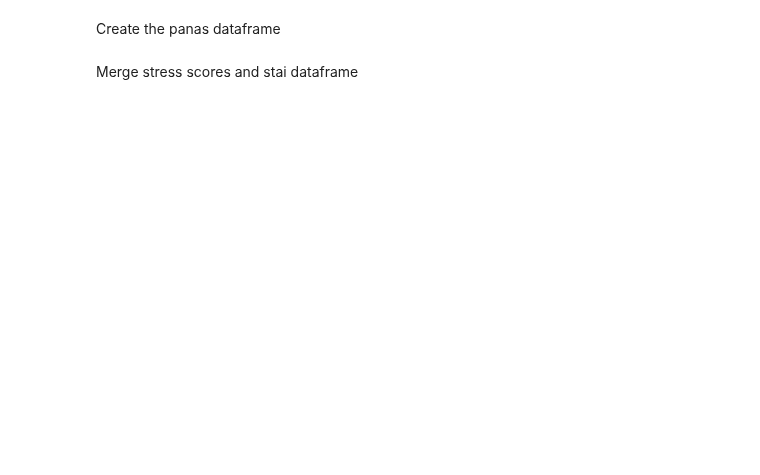
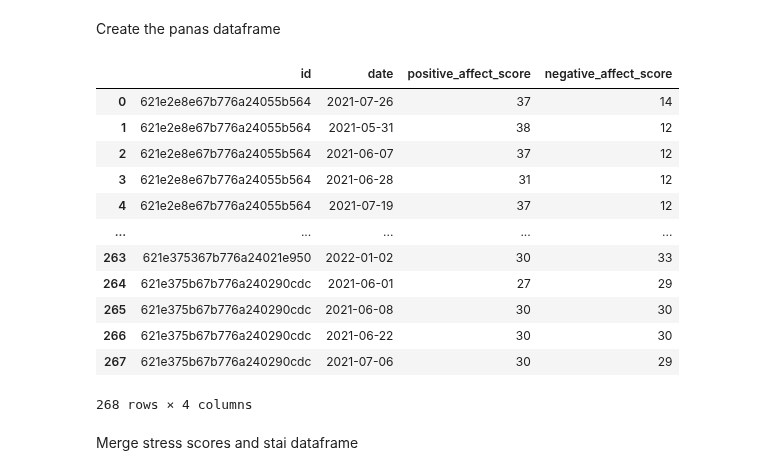
Before and after one commit to kcristinaa/RAIS-miniproject, a Jupyter notebook: stress-surveys_correlations.ipynb, the cells around one changed output. Saved outputs shown, nothing was run; the diff lists cells and outputs as text; code cells hidden in the pictures; blank space fills up the shorter version.

```diff
--- a/stress-surveys_correlations.ipynb
+++ b/stress-surveys_correlations.ipynb
@@ -119,12 +147,26 @@ stai_df
 # %% [markdown]
 Create the panas dataframe
 # %%
-panas_df = pd.read_csv('panas.csv')
+panas_df = pd.read_csv('./data/panas.csv')
 panas_df = panas_df.iloc[: , 1:]
 panas_df.drop(["type"], axis=1, inplace=True)
 panas_df.rename(columns={"user_id": "id", "submitdate": "date"}, inplace=True)
 panas_df["date"] = pd.to_datetime(pd.to_datetime(panas_df["date"]).dt.date)
 panas_df
+# %% [output]
+|  | id | date | positive_affect_score | negative_affect_score |
+| 0 | 621e2e8e67b776a24055b564 | 2021-07-26 | 37 | 14 |
+| 1 | 621e2e8e67b776a24055b564 | 2021-05-31 | 38 | 12 |
+| 2 | 621e2e8e67b776a24055b564 | 2021-06-07 | 37 | 12 |
+| 3 | 621e2e8e67b776a24055b564 | 2021-06-28 | 31 | 12 |
+| 4 | 621e2e8e67b776a24055b564 | 2021-07-19 | 37 | 12 |
+| ... | ... | ... | ... | ... |
+| 263 | 621e375367b776a24021e950 | 2022-01-02 | 30 | 33 |
+| 264 | 621e375b67b776a240290cdc | 2021-06-01 | 27 | 29 |
+| 265 | 621e375b67b776a240290cdc | 2021-06-08 | 30 | 30 |
+| 266 | 621e375b67b776a240290cdc | 2021-06-22 | 30 | 30 |
+| 267 | 621e375b67b776a240290cdc | 2021-07-06 | 30 | 29 |
+268 rows × 4 columns
 # %% [markdown]
 Merge stress scores and stai dataframe
 # %%
```
Also changed, not shown: parts of 14 cells of this notebook, 2 other files.
